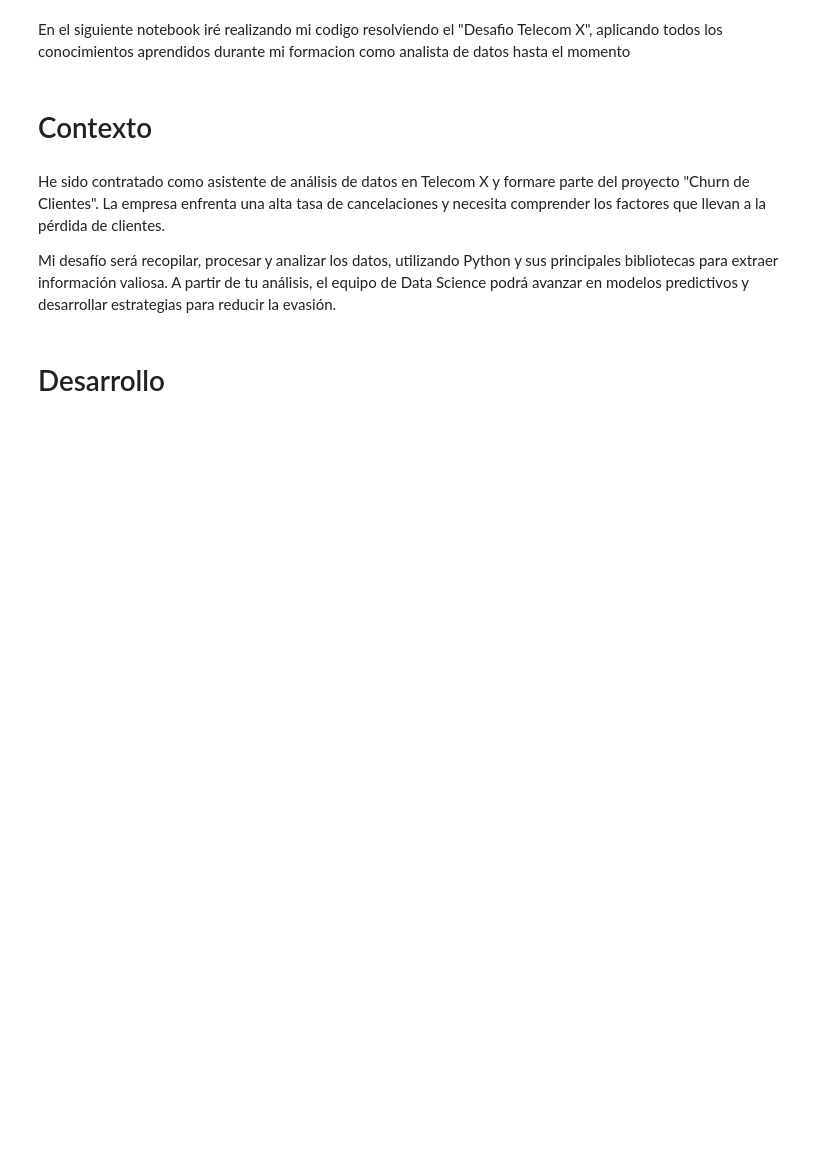
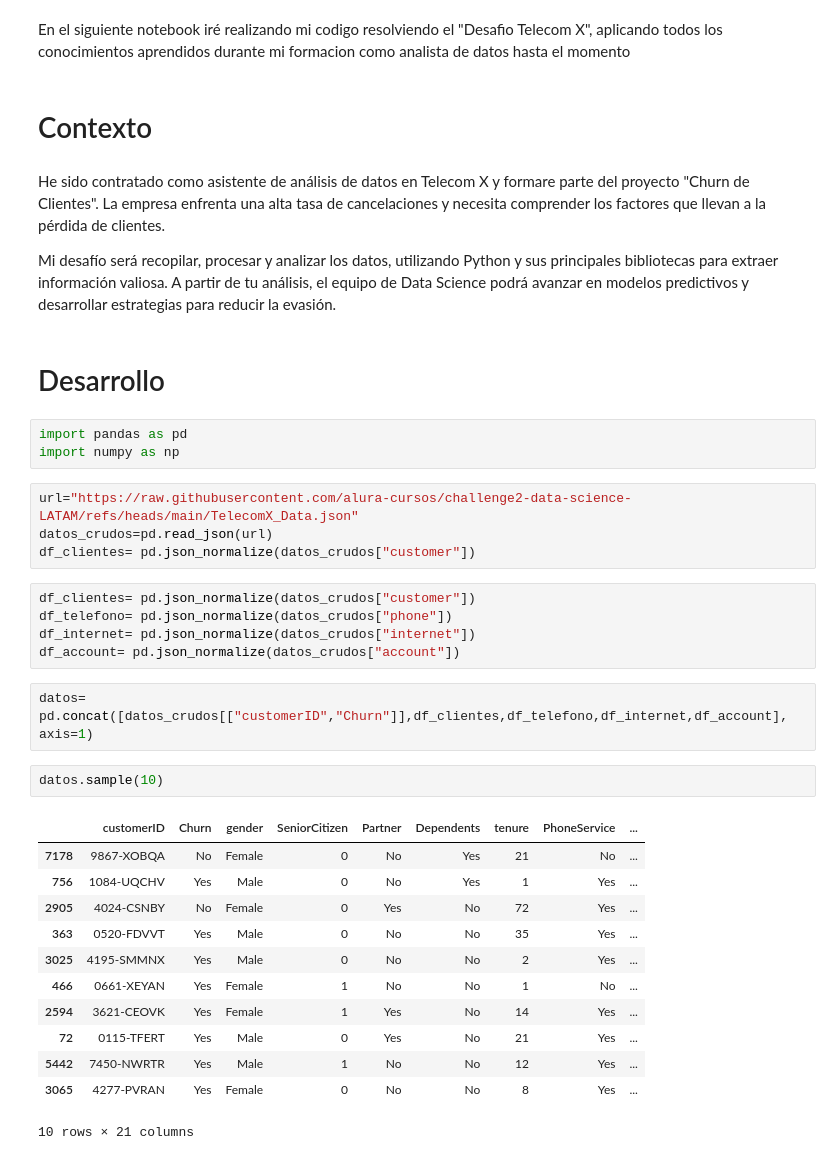
Before and after one commit to pierobadano/Desafio-TelecomX-P1, a Jupyter notebook: Desafio_Telecom_p1.ipynb, the cells around one changed output. Saved outputs shown, nothing was run; the diff lists cells and outputs as text; blank space fills up the shorter version.

```diff
--- a/Desafio_Telecom_p1.ipynb
+++ b/Desafio_Telecom_p1.ipynb
@@ -12,3 +12,32 @@ He sido contratado como asistente de análisis de datos en Telecom X y formare p
 Mi desafío será recopilar, procesar y analizar los datos, utilizando Python y sus principales bibliotecas para extraer información valiosa. A partir de tu análisis, el equipo de Data Science podrá avanzar en modelos predictivos y desarrollar estrategias para reducir la evasión.
 # %% [markdown]
 # Desarrollo
+# %%
+import pandas as pd
+import numpy as np
+# %%
+url="https://raw.githubusercontent.com/alura-cursos/challenge2-data-science-LATAM/refs/heads/main/TelecomX_Data.json"
+datos_crudos=pd.read_json(url)
+df_clientes= pd.json_normalize(datos_crudos["customer"])
+# %%
+df_clientes= pd.json_normalize(datos_crudos["customer"])
+df_telefono= pd.json_normalize(datos_crudos["phone"])
+df_internet= pd.json_normalize(datos_crudos["internet"])
+df_account= pd.json_normalize(datos_crudos["account"])
+# %%
+datos= pd.concat([datos_crudos[["customerID","Churn"]],df_clientes,df_telefono,df_internet,df_account], axis=1)
+# %%
+datos.sample(10)
+# %% [output]
+|  | customerID | Churn | gender | SeniorCitizen | Partner | Dependents | tenure | PhoneService | ... |
+| 7178 | 9867-XOBQA | No | Female | 0 | No | Yes | 21 | No | ... |
+| 756 | 1084-UQCHV | Yes | Male | 0 | No | Yes | 1 | Yes | ... |
+| 2905 | 4024-CSNBY | No | Female | 0 | Yes | No | 72 | Yes | ... |
+| 363 | 0520-FDVVT | Yes | Male | 0 | No | No | 35 | Yes | ... |
+| 3025 | 4195-SMMNX | Yes | Male | 0 | No | No | 2 | Yes | ... |
+| 466 | 0661-XEYAN | Yes | Female | 1 | No | No | 1 | No | ... |
+| 2594 | 3621-CEOVK | Yes | Female | 1 | Yes | No | 14 | Yes | ... |
+| 72 | 0115-TFERT | Yes | Male | 0 | Yes | No | 21 | Yes | ... |
+| 5442 | 7450-NWRTR | Yes | Male | 1 | No | No | 12 | Yes | ... |
+| 3065 | 4277-PVRAN | Yes | Female | 0 | No | No | 8 | Yes | ... |
+10 rows × 21 columns
```
Also changed, not shown: parts of 9 cells of this notebook.
